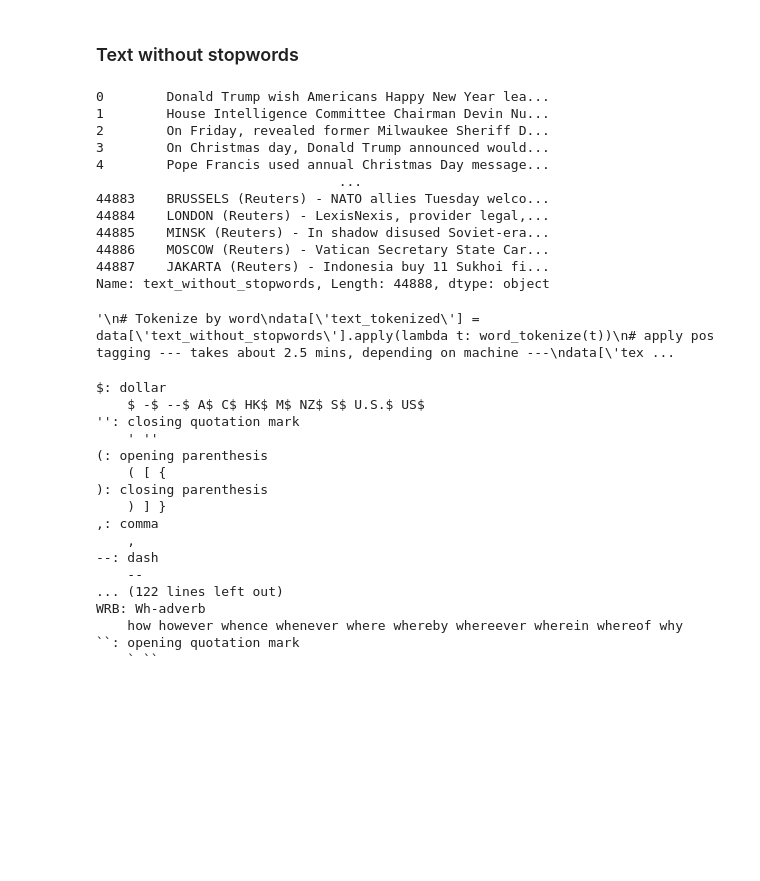
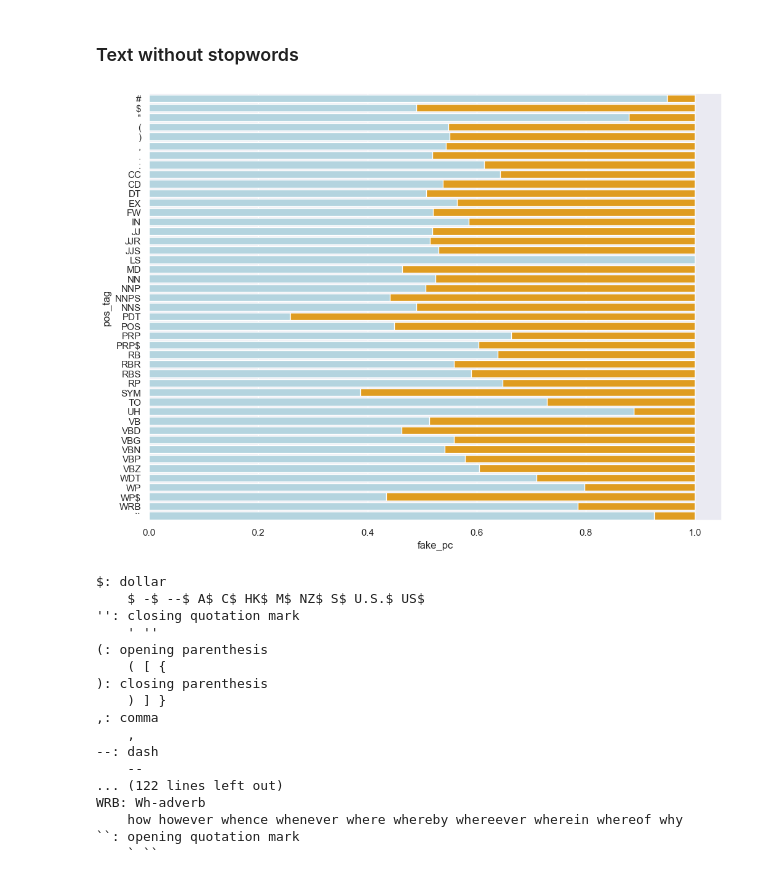
Before and after one commit to brandonyhr98/BT4222-Group-Project, a Jupyter notebook: master_dataset/lingustics.ipynb, the cells around one changed output. Cells and saved outputs as stored; diff of their text form; code cells hidden in the pictures; blank space fills up the shorter version.

```diff
--- a/master_dataset/lingustics.ipynb
+++ b/master_dataset/lingustics.ipynb
@@ -203,56 +203,40 @@ bar2 = sns.barplot(x="fake_pc", y="pos_tag", data=fd_pivot, color='lightblue')
 [figure]
 # %% [markdown]
 ### Text without stopwords
-# %%
-data['text_without_stopwords'].dropna(inplace=True, how='all')
-data['text_without_stopwords']
-# %% [output]
-0        Donald Trump wish Americans Happy New Year lea...
-1        House Intelligence Committee Chairman Devin Nu...
-2        On Friday, revealed former Milwaukee Sheriff D...
-3        On Christmas day, Donald Trump announced would...
-4        Pope Francis used annual Christmas Day message...
-                               ...
-44883    BRUSSELS (Reuters) - NATO allies Tuesday welco...
-44884    LONDON (Reuters) - LexisNexis, provider legal,...
-44885    MINSK (Reuters) - In shadow disused Soviet-era...
-44886    MOSCOW (Reuters) - Vatican Secretary State Car...
-44887    JAKARTA (Reuters) - Indonesia buy 11 Sukhoi fi...
-Name: text_without_stopwords, Length: 44888, dtype: object
 # %%
-"""
+# remove rows with NaN Text
+data = data[data['text_without_stopwords'].notna()]
 # Tokenize by word
 data['text_tokenized'] = data['text_without_stopwords'].apply(lambda t: word_tokenize(t))
 # apply pos tagging --- takes about 2.5 mins, depending on machine ---
 data['text_tagged'] = data['text_tokenized'].apply(lambda t: nltk.pos_tag(t))
 # obtain pos tags only
 data['text_pos_tags'] = data['text_tagged'].apply(lambda t: [pos_tag for _, pos_tag in t])
 # generate frequency distribution for pos_tags
 data['text_pos_tags_fd'] = data['text_pos_tags'].apply(lambda t: nltk.FreqDist(t))
 # add class to pos_tags_fd
 result = []
 for index, row in data.iterrows():
     result.append((row['text_pos_tags_fd'], row['class']))
 
 # convert pos_tags_fd to a groupby table
 fd = []
 for d, c in result:
     for k, v in d.items():
         fd.append((k, v, c))
 
 text_fd_df = pd.DataFrame(fd, columns=['pos_tag', 'count', 'class']).groupby(['pos_tag', 'class']).sum().reset_index()
 # pivot class to compare between real and fake news counts
 text_fd_pivot = pd.DataFrame.pivot_table(text_fd_df, values='count', index=['pos_tag'], columns=['class'], aggfunc=np.sum, fill_value=0)
 text_fd_pivot = text_fd_pivot.reset_index()
 text_fd_pivot['real_pc'] = text_fd_pivot[0] / (text_fd_pivot[0] + text_fd_pivot[1])
 text_fd_pivot['fake_pc'] = text_fd_pivot[1] / (text_fd_pivot[0] + text_fd_pivot[1])
 text_fd_pivot['total_pc'] = 1
 
 bar1 = sns.barplot(x="total_pc", y="pos_tag", data=text_fd_pivot, color='orange')
 bar2 = sns.barplot(x="fake_pc", y="pos_tag", data=text_fd_pivot, color='lightblue')
-"""
 # %% [output]
-'\n# Tokenize by word\ndata[\'text_tokenized\'] = data[\'text_without_stopwords\'].apply(lambda t: word_tokenize(t))\n# apply pos tagging --- takes about 2.5 mins, depending on machine ---\ndata[\'tex ...
+[figure, added]
 # %%
 nltk.download('tagsets')
 nltk.help.upenn_tagset()
```
